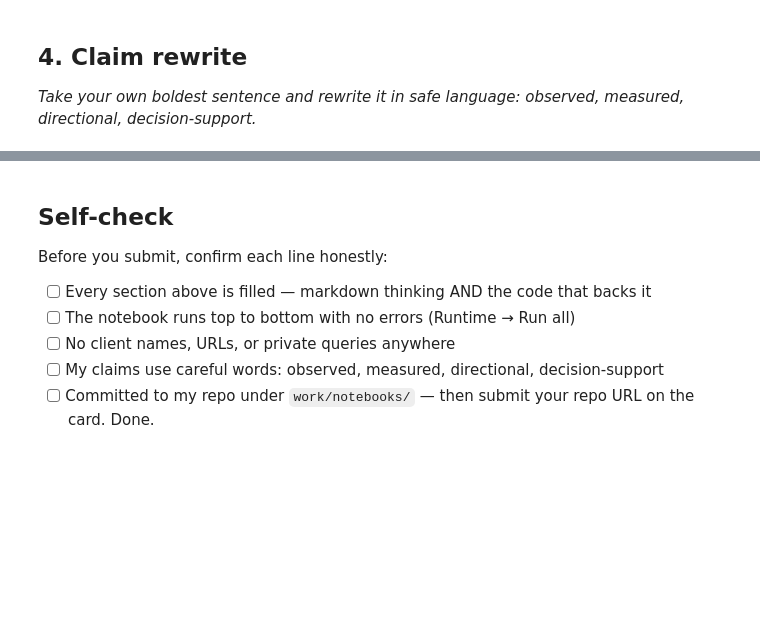
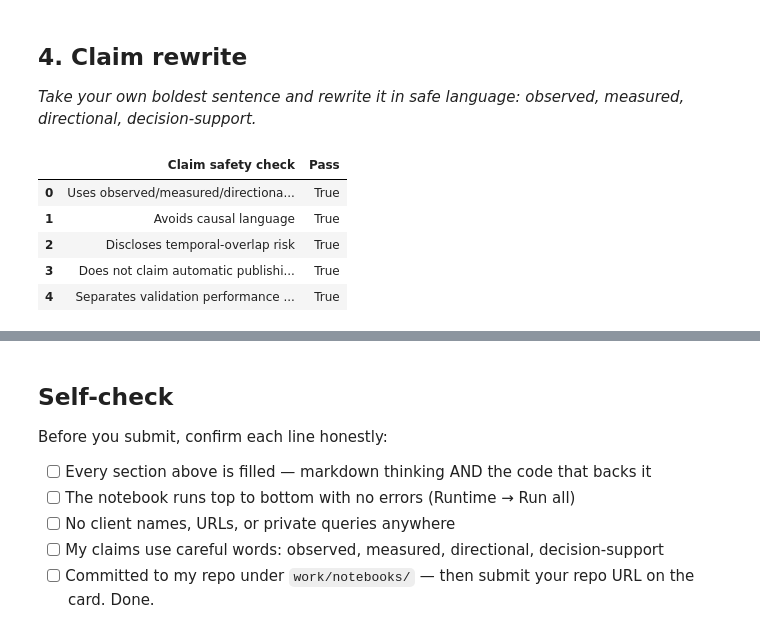
Before and after one commit to smaharx/ml-engineering-playground, a Jupyter notebook: work/notebooks/w06_validation_audit.ipynb, the cells around one changed output, grey strips where cells are left out. Cells and saved outputs as stored; diff of their text form; code cells hidden in the pictures; blank space fills up the shorter version.

Commit message:
feat(ml-09): add validation and research claim audit

```diff
--- a/work/notebooks/w06_validation_audit.ipynb
+++ b/work/notebooks/w06_validation_audit.ipynb
@@ -36,0 +399,42 @@ This skeleton is yours to fill. Work the sections **in order** — each one has
+# %%
+claim_checks = [
+    (
+        "Uses observed/measured/directional/decision-support language",
+        True,
+    ),
+    (
+        "Avoids causal language",
+        True,
+    ),
+    (
+        "Discloses temporal-overlap risk",
+        True,
+    ),
+    (
+        "Does not claim automatic publishing decisions",
+        True,
+    ),
+    (
+        "Separates validation performance from business impact",
+        True,
+    ),
+]
+
+claim_check_frame = pd.DataFrame(
+    claim_checks,
+    columns=[
+        "Claim safety check",
+        "Pass",
+    ],
+)
+
+display(
+    claim_check_frame
+)
+# %% [output]
+|  | Claim safety check | Pass |
+| 0 | Uses observed/measured/directiona... | True |
+| 1 | Avoids causal language | True |
+| 2 | Discloses temporal-overlap risk | True |
+| 3 | Does not claim automatic publishi... | True |
+| 4 | Separates validation performance ... | True |
```
Also changed, not shown: parts of 12 cells of this notebook.
